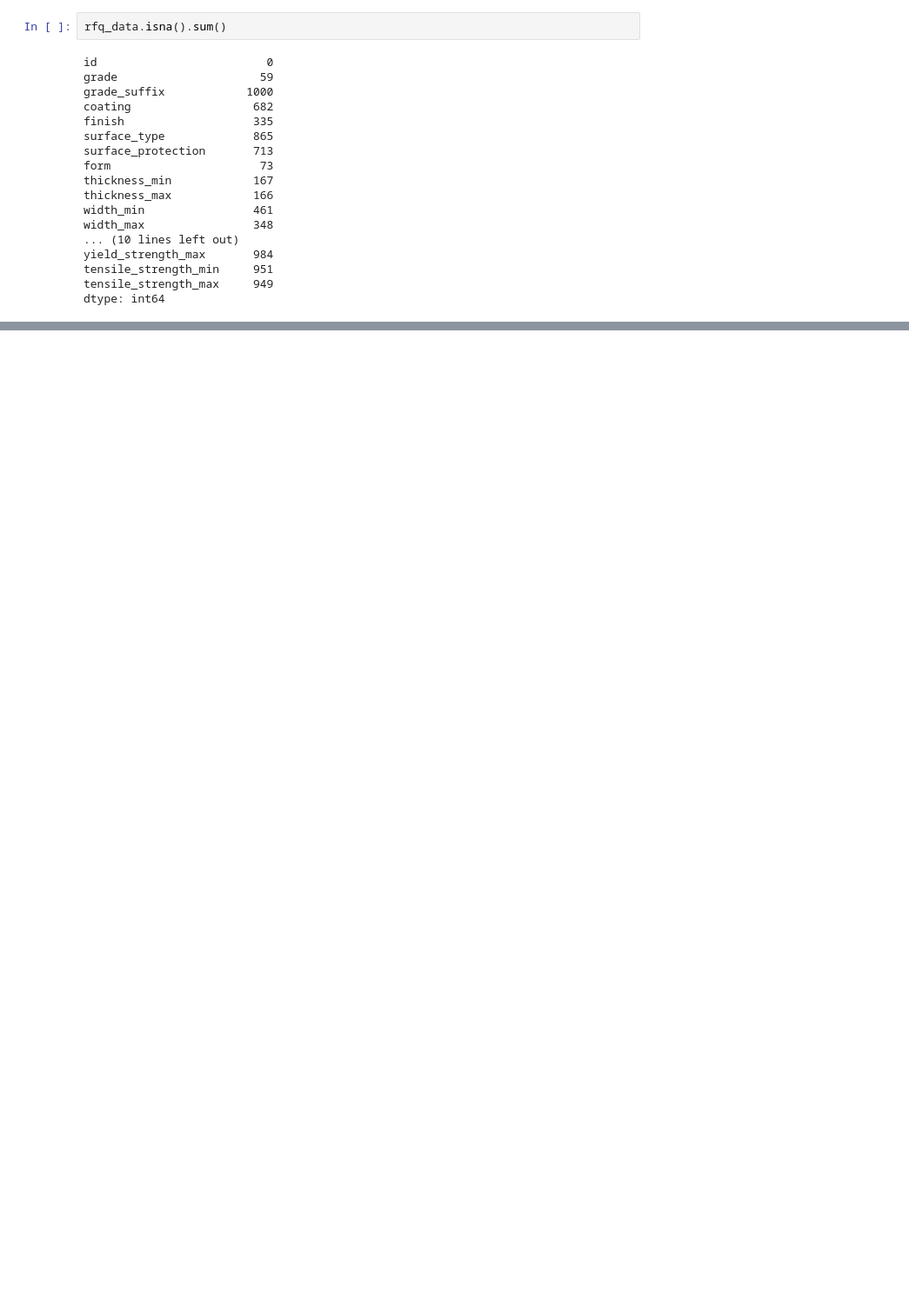
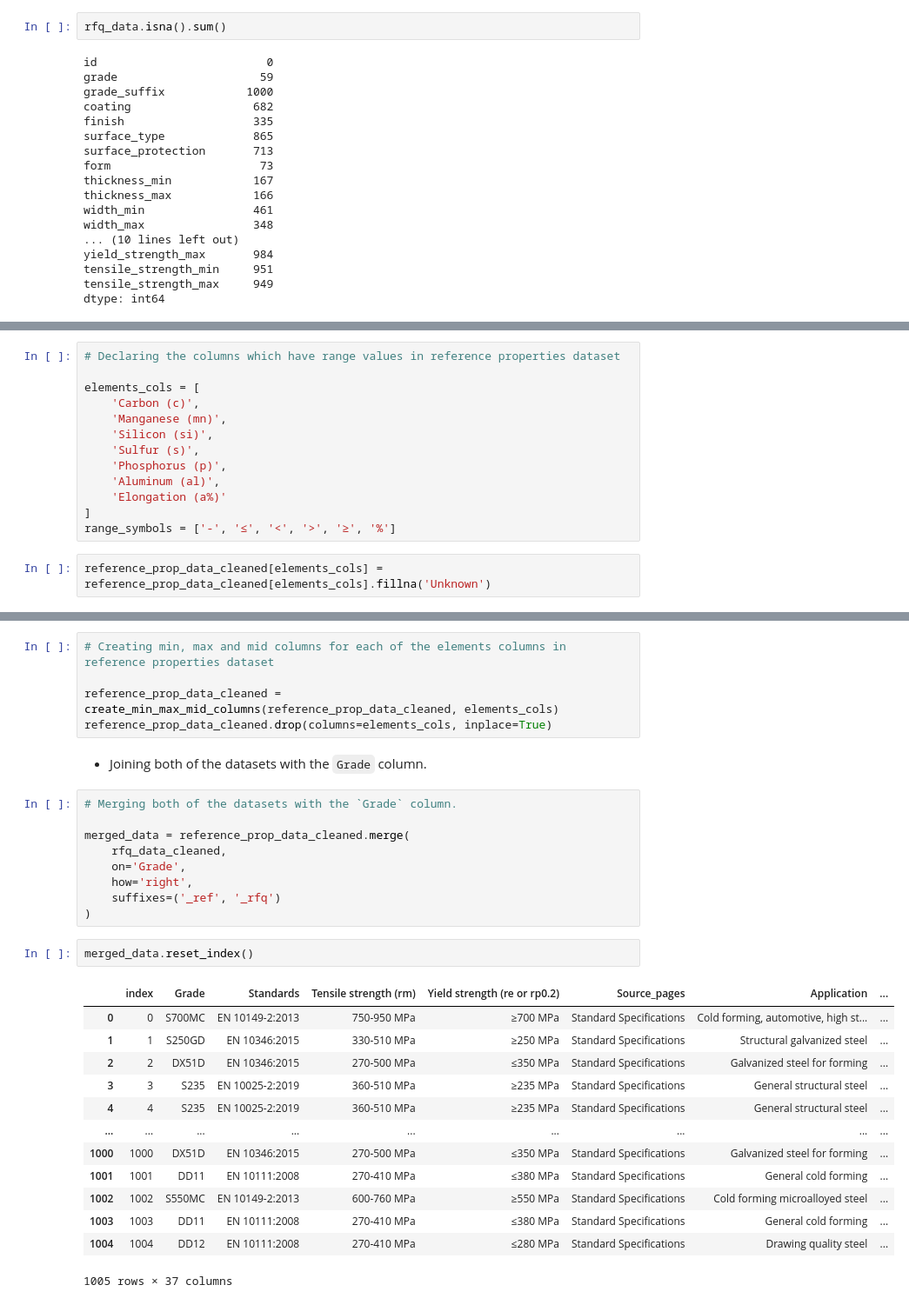
Before and after one commit to kartikeya1234/Vanilla-Steel-Case-Assignment, a Jupyter notebook: task_B.ipynb, the cells around one changed output, grey strips where cells are left out. Shown at 87% size. Cells and saved outputs as stored; diff of their text form; blank space fills up the shorter version.

```diff
--- a/task_B.ipynb
+++ b/task_B.ipynb
@@ -363,0 +111,15 @@ joined_dataset['surface_type'].isna().sum()
+# %%
+# Declaring the columns which have range values in reference properties dataset
+
+elements_cols = [
+    'Carbon (c)',
+    'Manganese (mn)',
+    'Silicon (si)',
+    'Sulfur (s)',
+    'Phosphorus (p)',
+    'Aluminum (al)',
+    'Elongation (a%)'
+]
+range_symbols = ['-', '≤', '<', '>', '≥', '%']
+# %%
+reference_prop_data_cleaned[elements_cols] = reference_prop_data_cleaned[elements_cols].fillna('Unknown')
@@ -363,0 +163,32 @@ joined_dataset['surface_type'].isna().sum()
+# %%
+# Creating min, max and mid columns for each of the elements columns in reference properties dataset
+
+reference_prop_data_cleaned = create_min_max_mid_columns(reference_prop_data_cleaned, elements_cols)
+reference_prop_data_cleaned.drop(columns=elements_cols, inplace=True)
+# %% [markdown]
+- Joining both of the datasets with the `Grade` column.
+# %%
+# Merging both of the datasets with the `Grade` column.
+
+merged_data = reference_prop_data_cleaned.merge(
+    rfq_data_cleaned,
+    on='Grade',
+    how='right',
+    suffixes=('_ref', '_rfq')
+)
+# %%
+merged_data.reset_index()
+# %% [output]
+|  | index | Grade | Standards | Tensile strength (rm) | Yield strength (re or rp0.2) | Source_pages | Application | ... |
+| 0 | 0 | S700MC | EN 10149-2:2013 | 750-950 MPa | ≥700 MPa | Standard Specifications | Cold forming, automotive, high st... | ... |
+| 1 | 1 | S250GD | EN 10346:2015 | 330-510 MPa | ≥250 MPa | Standard Specifications | Structural galvanized steel | ... |
+| 2 | 2 | DX51D | EN 10346:2015 | 270-500 MPa | ≤350 MPa | Standard Specifications | Galvanized steel for forming | ... |
+| 3 | 3 | S235 | EN 10025-2:2019 | 360-510 MPa | ≥235 MPa | Standard Specifications | General structural steel | ... |
+| 4 | 4 | S235 | EN 10025-2:2019 | 360-510 MPa | ≥235 MPa | Standard Specifications | General structural steel | ... |
+| ... | ... | ... | ... | ... | ... | ... | ... | ... |
+| 1000 | 1000 | DX51D | EN 10346:2015 | 270-500 MPa | ≤350 MPa | Standard Specifications | Galvanized steel for forming | ... |
+| 1001 | 1001 | DD11 | EN 10111:2008 | 270-410 MPa | ≤380 MPa | Standard Specifications | General cold forming | ... |
+| 1002 | 1002 | S550MC | EN 10149-2:2013 | 600-760 MPa | ≥550 MPa | Standard Specifications | Cold forming microalloyed steel | ... |
+| 1003 | 1003 | DD11 | EN 10111:2008 | 270-410 MPa | ≤380 MPa | Standard Specifications | General cold forming | ... |
+| 1004 | 1004 | DD12 | EN 10111:2008 | 270-410 MPa | ≤280 MPa | Standard Specifications | Drawing quality steel | ... |
+1005 rows × 37 columns
```
Also changed, not shown: parts of 36 cells of this notebook.
